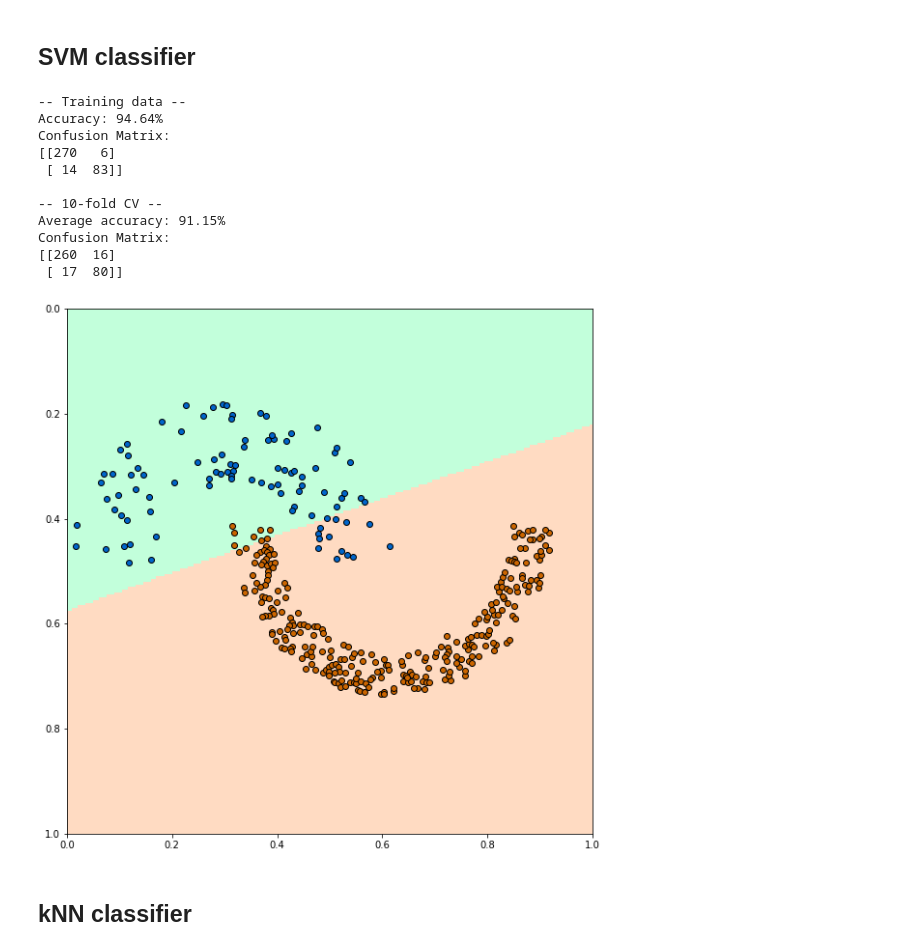
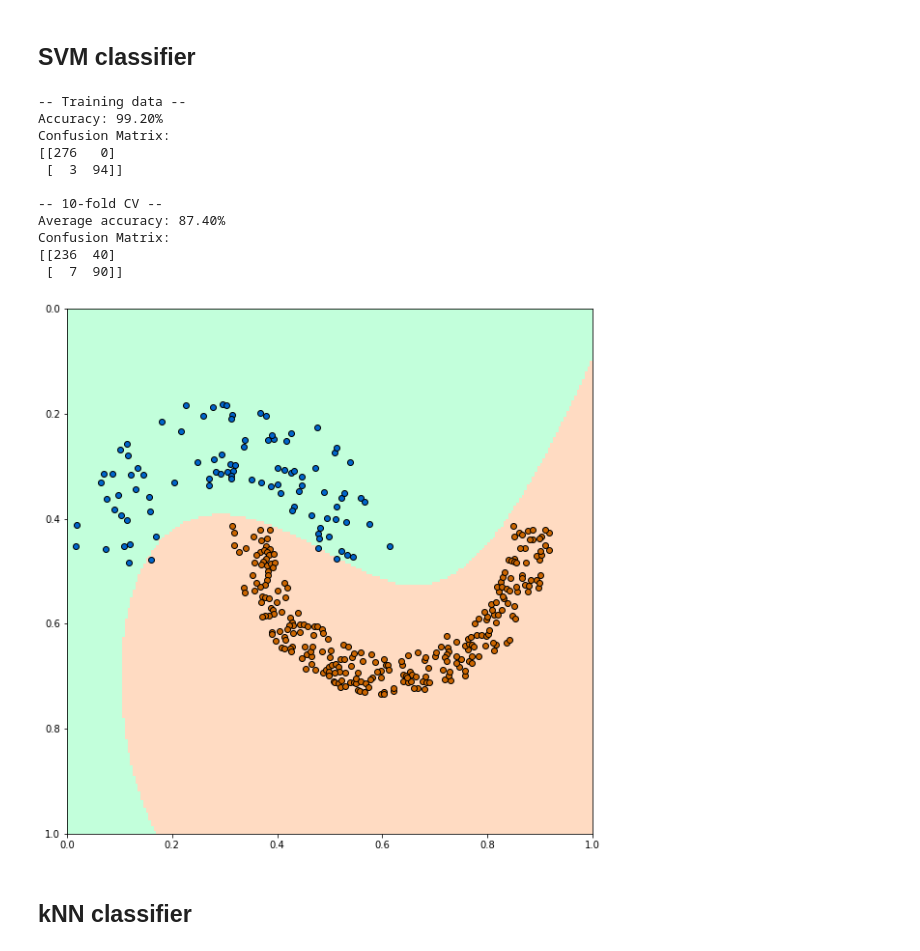
Before and after one commit to jhagelback/ml-sk, a Jupyter notebook: Moons.ipynb, the cells around one changed output. Drawn from its saved outputs; the diff is of its cells as text; code cells hidden in the pictures.

```diff
--- a/Moons.ipynb
+++ b/Moons.ipynb
@@ -39,9 +39,8 @@ def evaluate(model):
     model.fit(X, Y)
     # evaluate dataset
     y_pred = model.predict(X)
-    predictions = [round(value) for value in y_pred]
     # calculate accuracy
-    accuracy = accuracy_score(Y, predictions)
+    accuracy = accuracy_score(Y, y_pred)
     print("Accuracy: %.2f%%" % (accuracy * 100.0))
     # confusion matrix
     print("Confusion Matrix:")
@@ -54,8 +53,7 @@ def evaluate(model):
     # 10-fold CV
     y_pred = cross_val_predict(model, X, Y, cv=10)
     # calculate accuracy
-    predictions = [round(value) for value in y_pred]
-    accuracy = accuracy_score(Y, predictions)
+    accuracy = accuracy_score(Y, y_pred)
     print("Average accuracy: %.2f%%" % (accuracy * 100.0))
     # confusion matrix
     print("Confusion Matrix:")
@@ -181,25 +179,25 @@ Confusion Matrix:
 # %%
 from sklearn import svm
 
 # train model
-model = svm.SVC(random_state=seed)
+model = svm.SVC(random_state=seed, C=3000)
 evaluate(model)
 
 # visualize decision borders
 show_decision_borders(model)
 # %% [output]
 -- Training data --
-Accuracy: 94.64%
+Accuracy: 99.20%
 Confusion Matrix:
-[[270   6]
- [ 14  83]]
+[[276   0]
+ [  3  94]]
 
 -- 10-fold CV --
-Average accuracy: 91.15%
+Average accuracy: 87.40%
 Confusion Matrix:
-[[260  16]
- [ 17  80]]
+[[236  40]
+ [  7  90]]
-[figure, old version]
+[figure, new version]
 # %% [markdown]
 <h2>kNN classifier</h2>
 # %%
```
Also changed, not shown: parts of 3 cells of this notebook.
